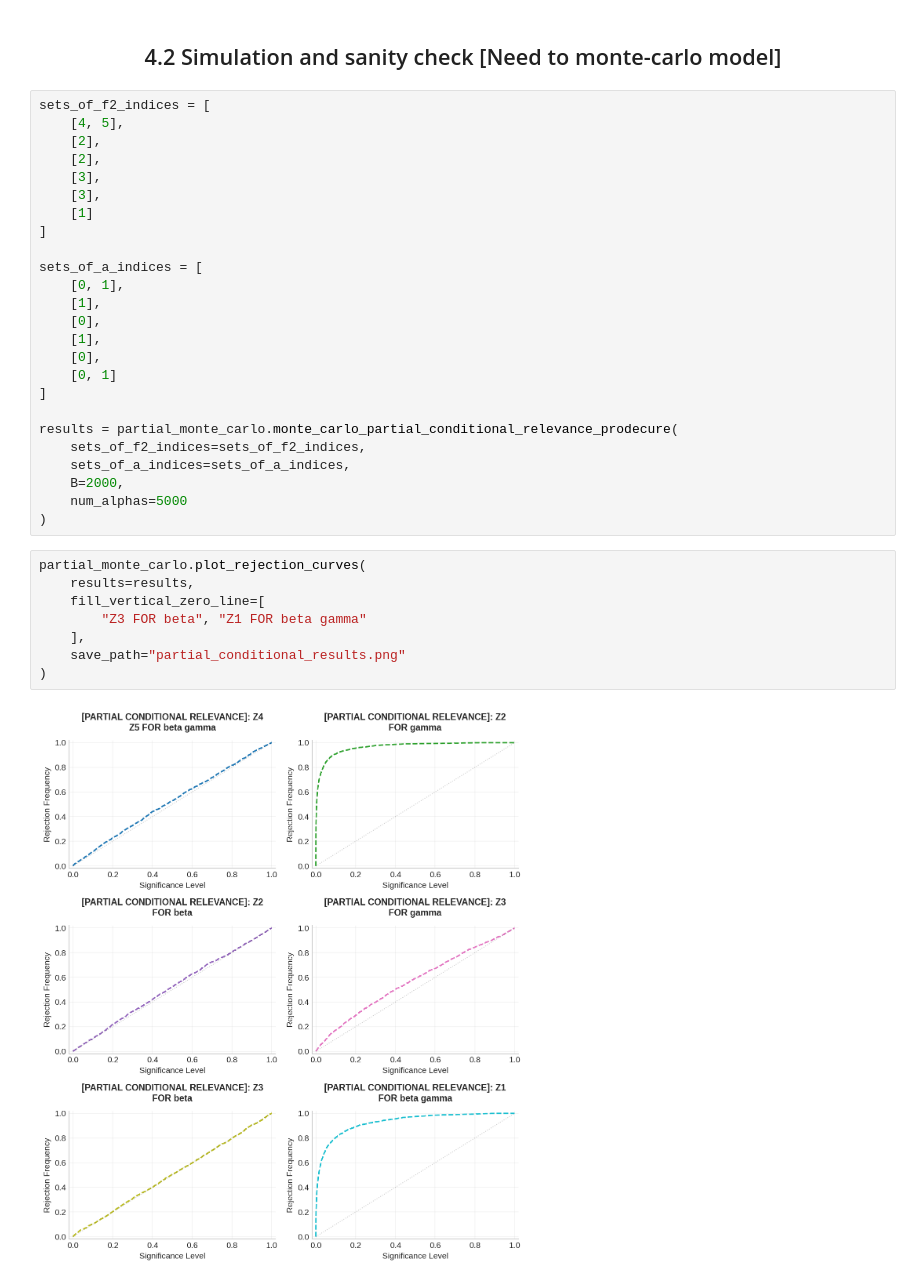
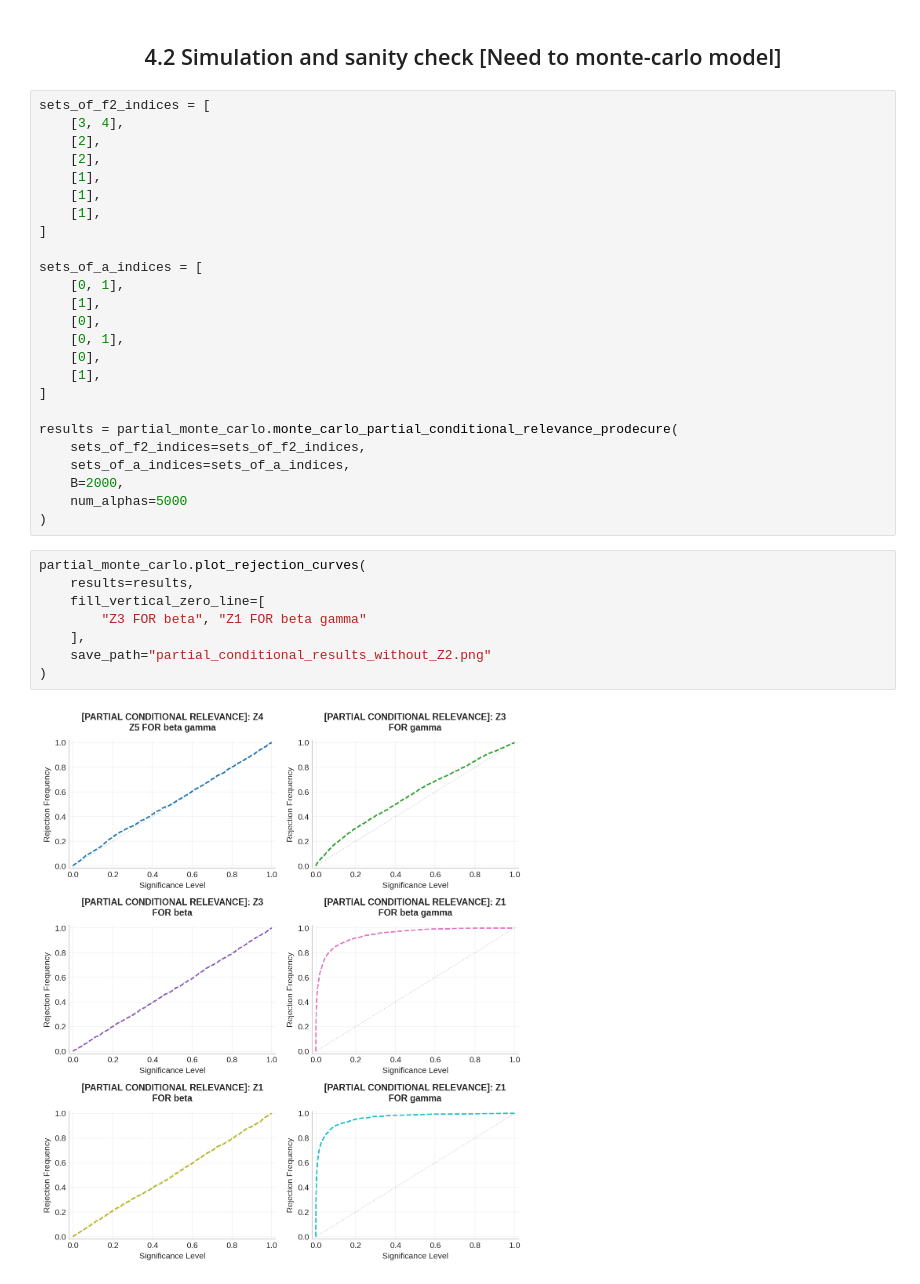
Before and after one commit to KoRoJIeBu4/REDUNDANCY-TESTS-OF-MOMENT-CONDITIONS-APPLIED-TO-MACROECONOMIC-MODELS, a Jupyter notebook: main.ipynb, the cells around one changed output. Drawn from its saved outputs; the diff is of its cells as text.

```diff
--- a/main.ipynb
+++ b/main.ipynb
@@ -132,21 +139,21 @@ partial_monte_carlo.plot_rejection_curves(
 ## <center> 4.2 Simulation and sanity check [Need to monte-carlo model] <center>
 # %%
 sets_of_f2_indices = [
-    [4, 5],
+    [3, 4],
     [2],
     [2],
-    [3],
-    [3],
-    [1]
+    [1],
+    [1],
+    [1],
 ]
 
 sets_of_a_indices = [
     [0, 1],
     [1],
     [0],
+    [0, 1],
+    [0],
     [1],
-    [0],
-    [0, 1]
 ]
 
 results = partial_monte_carlo.monte_carlo_partial_conditional_relevance_prodecure(
@@ -158,10 +165,10 @@ results = partial_monte_carlo.monte_carlo_partial_conditional_relevance_prodecur
 # %%
 partial_monte_carlo.plot_rejection_curves(
     results=results,
     fill_vertical_zero_line=[
         "Z3 FOR beta", "Z1 FOR beta gamma"
     ],
-    save_path="partial_conditional_results.png"
+    save_path="partial_conditional_results_without_Z2.png"
 )
 # %% [output]
-[figure, old version]
+[figure, new version]
```
Also changed, not shown: parts of 3 cells of this notebook.
